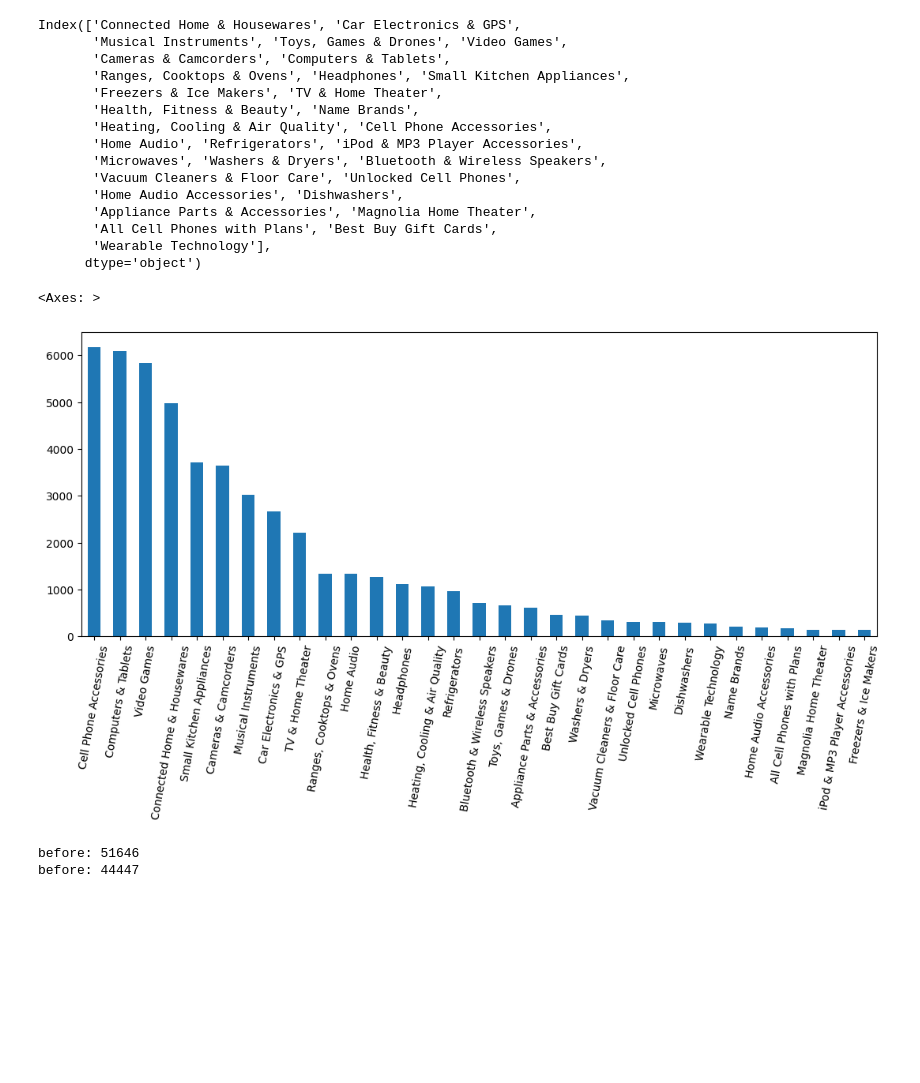
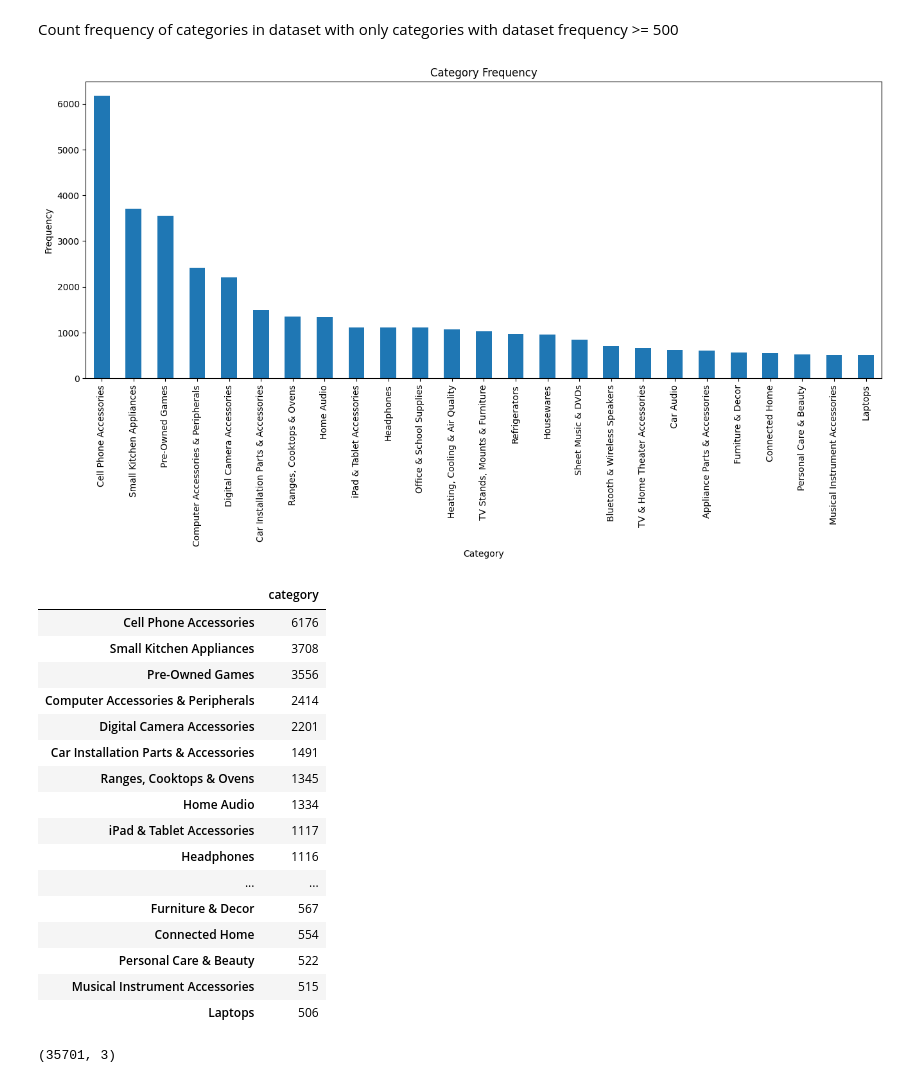
Before and after one commit to hangsopheak/product-category-classification, a Jupyter notebook: Classifer.ipynb, the cells around one changed output. Drawn from its saved outputs; the diff is of its cells as text; code cells hidden in the pictures; blank space fills up the shorter version.

```diff
--- a/Classifer.ipynb
+++ b/Classifer.ipynb
@@ -81,31 +94,45 @@ df.head()
-# %%
-threshold = 100;
-df_category_count = df.categories.value_counts()[df.categories.unique()]
-dict_category_count = df_category_count.loc[lambda x : x >= threshold]
-print(dict_category_count.keys())
-dict_category_count.sort_values(ascending=False).plot(kind='bar', alpha=1, rot=80, figsize=(13,5))
-# %% [output]
-Index(['Connected Home & Housewares', 'Car Electronics & GPS',
-       'Musical Instruments', 'Toys, Games & Drones', 'Video Games',
-       'Cameras & Camcorders', 'Computers & Tablets',
-       'Ranges, Cooktops & Ovens', 'Headphones', 'Small Kitchen Appliances',
-       'Freezers & Ice Makers', 'TV & Home Theater',
-       'Health, Fitness & Beauty', 'Name Brands',
-       'Heating, Cooling & Air Quality', 'Cell Phone Accessories',
-       'Home Audio', 'Refrigerators', 'iPod & MP3 Player Accessories',
-       'Microwaves', 'Washers & Dryers', 'Bluetooth & Wireless Speakers',
-       'Vacuum Cleaners & Floor Care', 'Unlocked Cell Phones',
-       'Home Audio Accessories', 'Dishwashers',
-       'Appliance Parts & Accessories', 'Magnolia Home Theater',
-       'All Cell Phones with Plans', 'Best Buy Gift Cards',
-       'Wearable Technology'],
-      dtype='object')
-<Axes: >
-[figure, removed]
+# %% [markdown]
+Count frequency of categories in dataset with only categories with dataset frequency >= 500
+# %%
+category_counts = df['category'].value_counts()
+category_counts = category_counts[category_counts >= 500]
+df_cleaned = df[df['category'].isin(category_counts.index)]
+plt.figure(figsize=(16, 6))
+
+category_counts.plot(kind='bar')
+
+
+plt.title('Category Frequency')
+plt.xlabel('Category')
+plt.ylabel('Frequency')
+plt.show()
+# %% [output]
+[figure, added]
+# %%
+pd.set_option('display.max_columns', None)
+pd.set_option('display.max_rows', None)
+pd.set_option('display.width', None)
+
+display(pd.DataFrame(category_counts))
+# %% [output]
+|  | category |
+| Cell Phone Accessories | 6176 |
+| Small Kitchen Appliances | 3708 |
+| Pre-Owned Games | 3556 |
+| Computer Accessories & Peripherals | 2414 |
+| Digital Camera Accessories | 2201 |
+| Car Installation Parts & Accessories | 1491 |
+| Ranges, Cooktops & Ovens | 1345 |
+| Home Audio | 1334 |
+| iPad & Tablet Accessories | 1117 |
+| Headphones | 1116 |
+| ... | ... |
+| Furniture & Decor | 567 |
+| Connected Home | 554 |
+| Personal Care & Beauty | 522 |
+| Musical Instrument Accessories | 515 |
+| Laptops | 506 |
 # %%
-print('before: ' + str(len(df)))
-df_cleaned = df[df.loc[:,"categories"].isin(dict_category_count.keys())]
-print('before: ' + str(len(query_result)))
+df_cleaned.shape
 # %% [output]
-before: 51646
-before: 44447
+(35701, 3)
```
Also changed, not shown: parts of 24 cells of this notebook.
